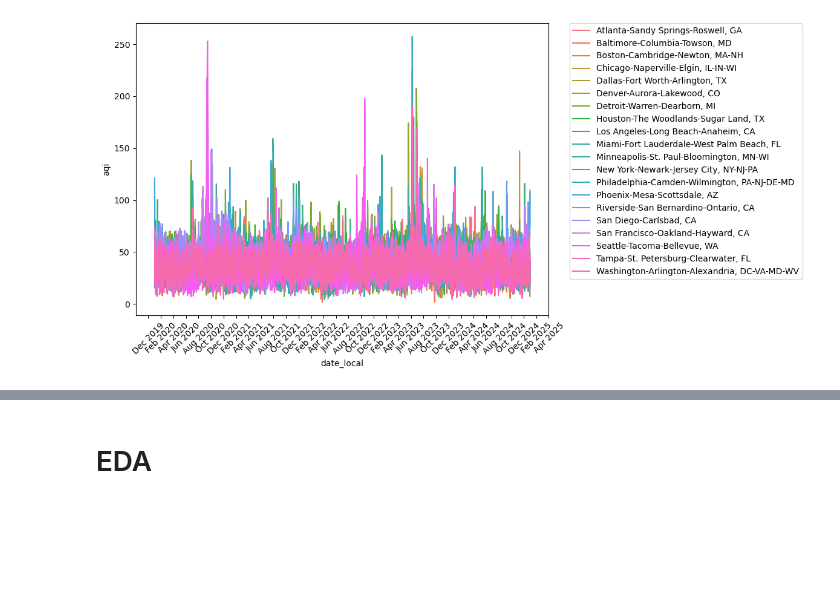
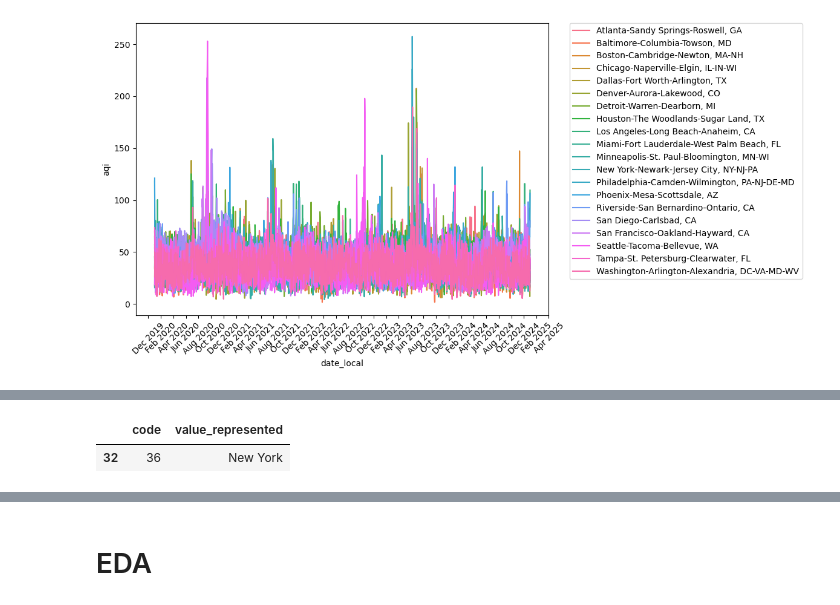
Before and after one commit to iherman10/aqi_geo_experiments, a Jupyter notebook: analysis.ipynb, the cells around one changed output, grey strips where cells are left out. Cells and saved outputs as stored; diff of their text form; code cells hidden in the pictures; blank space fills up the shorter version.

```diff
--- a/analysis.ipynb
+++ b/analysis.ipynb
@@ -430,0 +441,12 @@ plt.show()
+# %%
+# Get states list
+
+url = 'https://aqs.epa.gov/data/api/list/states'
+params = {
+    'email': email,
+    'key': api_key
+}
+
+states = get_aqs_data(url, params)
+states[states['value_represented']=='New York']
+# %% [output]
@@ -430,0 +454,2 @@ plt.show()
+|  | code | value_represented |
+| 32 | 36 | New York |
```
Also changed, not shown: parts of 9 cells of this notebook.
